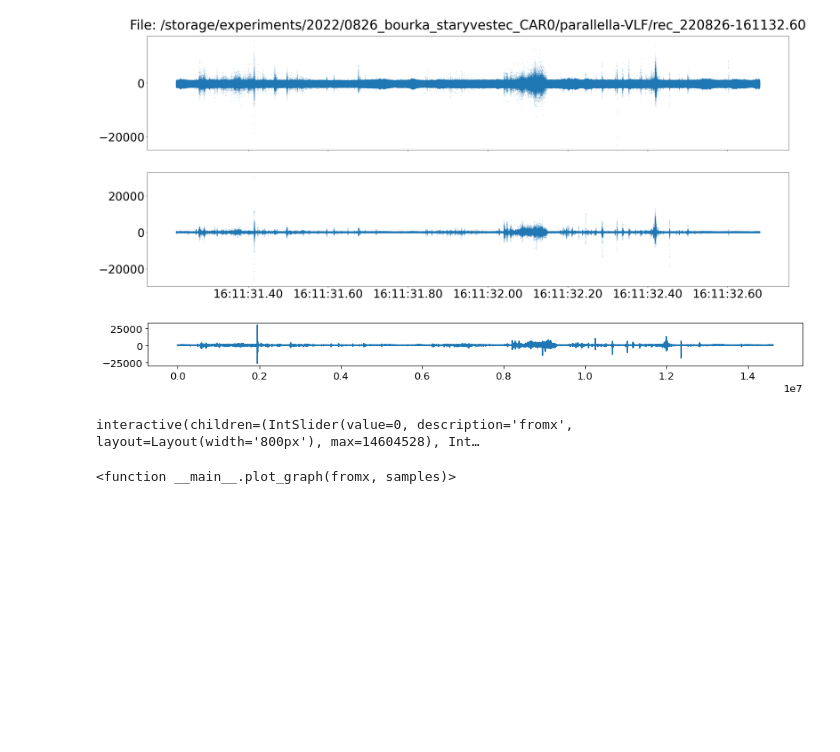
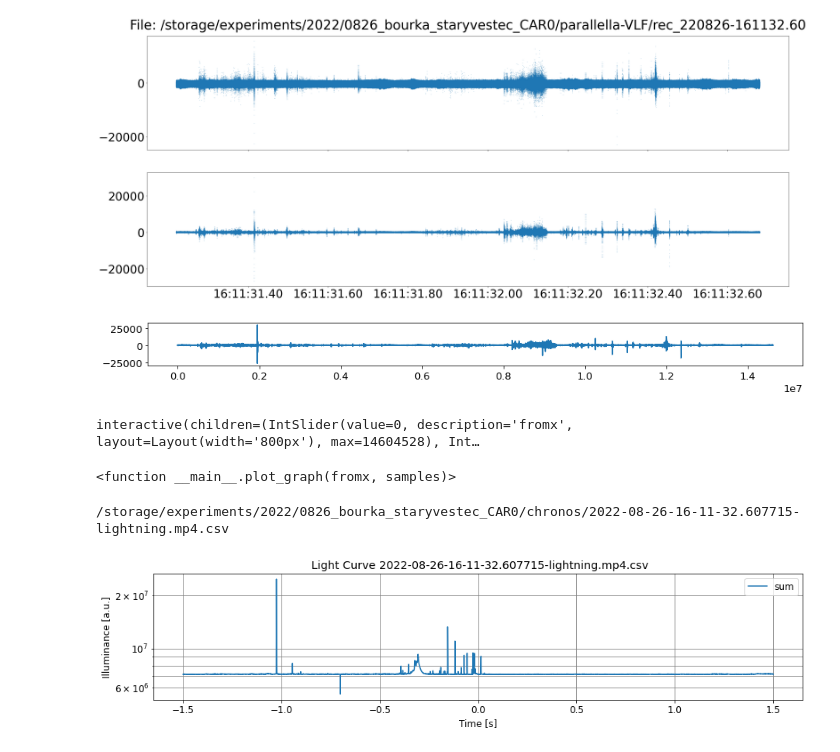
Before and after one commit to ODZ-UJF-AV-CR/vanice, a Jupyter notebook: VLF-simple.ipynb, the cells around one changed output. Cells and saved outputs as stored; diff of their text form; code cells hidden in the pictures; blank space fills up the shorter version.

Commit message:
experimentalne pridano zoomovani lightcurve

```diff
--- a/VLF-simple.ipynb
+++ b/VLF-simple.ipynb
@@ -102,3 +103,38 @@ interact(plot_graph,
 [figure]
 interactive(children=(IntSlider(value=0, description='fromx', layout=Layout(width='800px'), max=14604528), Int…
 <function __main__.plot_graph(fromx, samples)>
+# %%
+directory = '/storage/experiments/2022/0826_bourka_staryvestec_CAR0'
+
+for f in glob.iglob(directory + "/chronos/*16-11-32.607715-lightning.mp4.csv"): # generator, search immediate subdirectories
+    try:
+        s = f.split('/')
+        st = s[len(s)-1]
+        print(f)
+        y = pd.read_csv(f)
+
+        y['time'] = y.index * 0.000620220426339521 - 1.5 # in seconds
+        plt.figure(figsize=(15,3))
+        plt.rc('font', size=12)
+
+        plt.plot(y['time'], y['0'], label='sum')
+        #plt.plot(y['1'], label='median')
+        #plt.plot(y['2'], label='mean')
+        #plt.xlim(3500,4500)
+        plt.legend(loc=2)
+
+        plt.yscale('log')
+        plt.title(' Light Curve ' + st)
+        plt.xlabel('Time [s]')
+        plt.ylabel('Illuminance [a.u.]')
+        plt.grid(b=True, which='major', color='grey', linestyle='-')
+        plt.grid(b=True, which='minor', color='grey', linestyle='-')
+        plt.legend()
+        plt.show()
+        #plt.xticks(np.arange(0, 4000, 100))
+
+    except:
+        pass
+# %% [output]
+/storage/experiments/2022/0826_bourka_staryvestec_CAR0/chronos/2022-08-26-16-11-32.607715-lightning.mp4.csv
+[figure, added]
```
Also changed, not shown: parts of 5 cells of this notebook.
